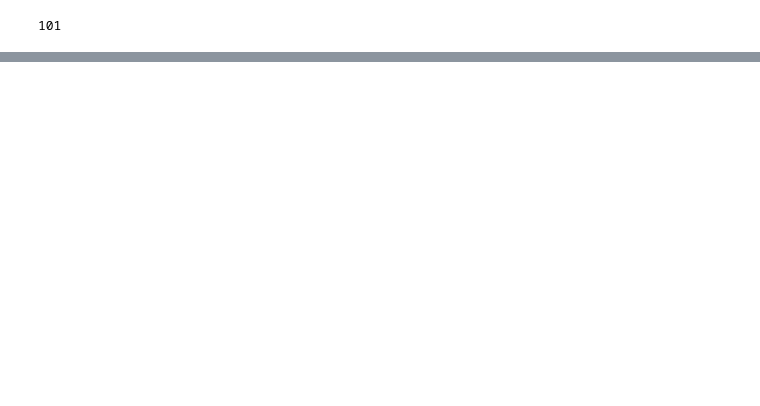
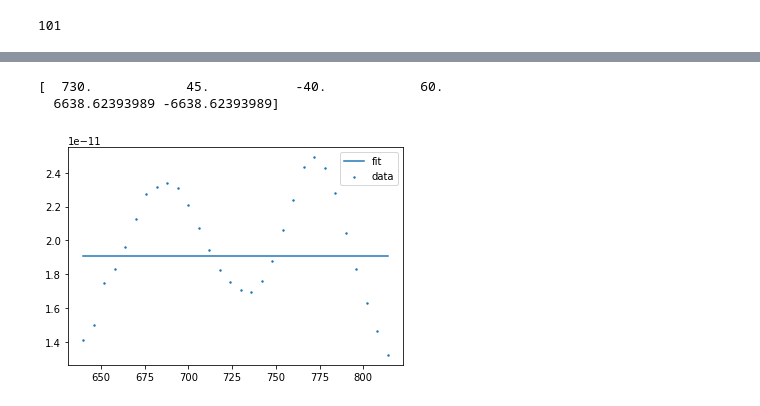
Before and after one commit to CaptainNikon/A2-, a Jupyter notebook: Auswertung.ipynb, the cells around one changed output, grey strips where cells are left out. Drawn from its saved outputs; the diff is of its cells as text; code cells hidden in the pictures; blank space fills up the shorter version.

```diff
--- a/Auswertung.ipynb
+++ b/Auswertung.ipynb
@@ -67,0 +78,6 @@ for  i in range(len(xcalib)):
+# %%
+fitdoublegaussian(bf1,730,45,-40,60,0.1,1.4,40,70)
+# %% [output]
+[  730.            45.           -40.            60.
+  6638.62393989 -6638.62393989]
+[figure, added]
```
Also changed, not shown: parts of 5 cells of this notebook, 2 other files.
